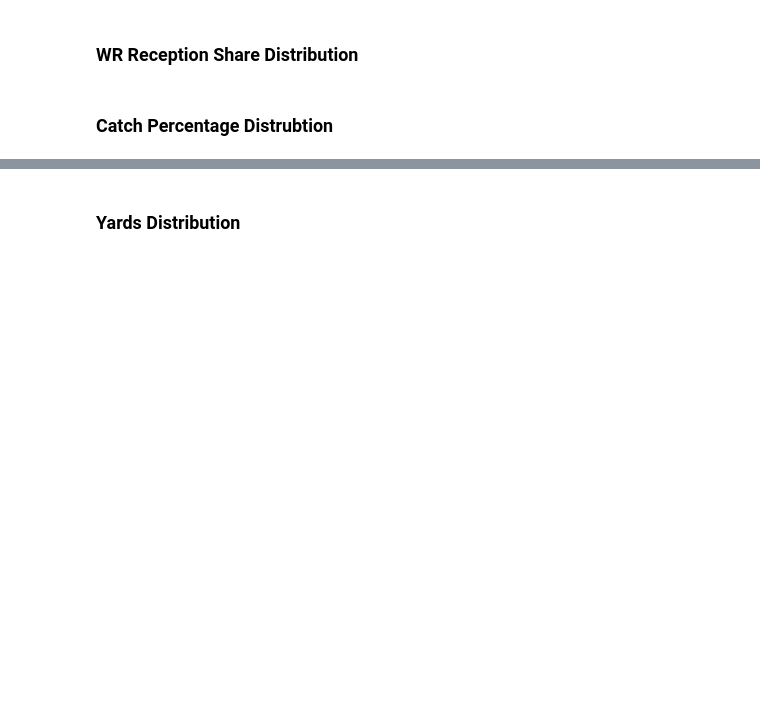
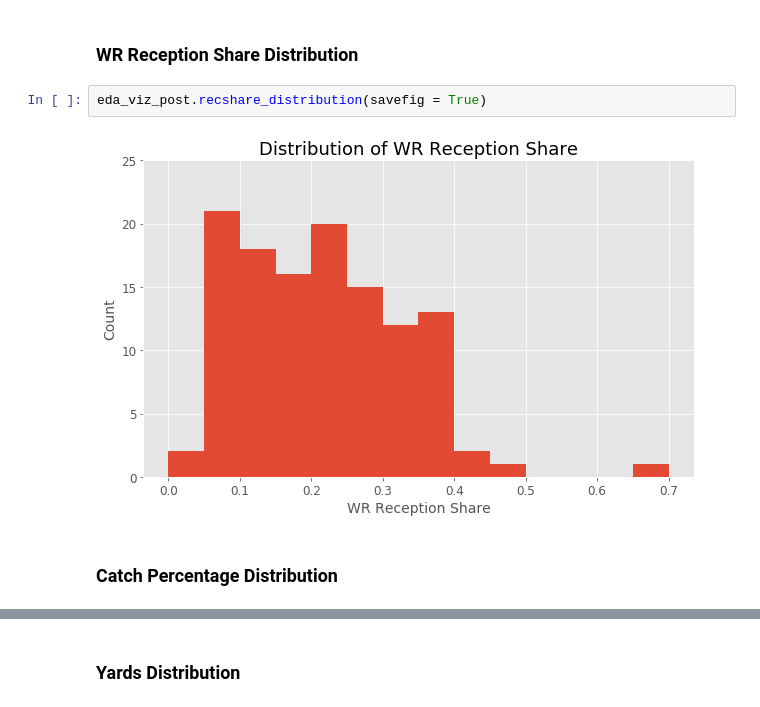
Before and after one commit to tevans-barton/WRSecondYearJumps, a Jupyter notebook: notebooks/4.0 EDA Post-Cleaning.ipynb, the cells around one changed output, grey strips where cells are left out. Cells and saved outputs as stored; diff of their text form; blank space fills up the shorter version.

Commit message:
Finished post EDA Univariate Visualizations

```diff
--- a/notebooks/4.0 EDA Post-Cleaning.ipynb
+++ b/notebooks/4.0 EDA Post-Cleaning.ipynb
@@ -163,5 +160,9 @@ eda_viz_post.rec_distribution(savefig = True)
 [figure]
 # %% [markdown]
 ### WR Reception Share Distribution
+# %%
+eda_viz_post.recshare_distribution(savefig = True)
+# %% [output]
+[figure, added]
 # %% [markdown]
-### Catch Percentage Distrubtion
+### Catch Percentage Distribution
```
Also changed, not shown: parts of 37 cells of this notebook, 3 other files.
